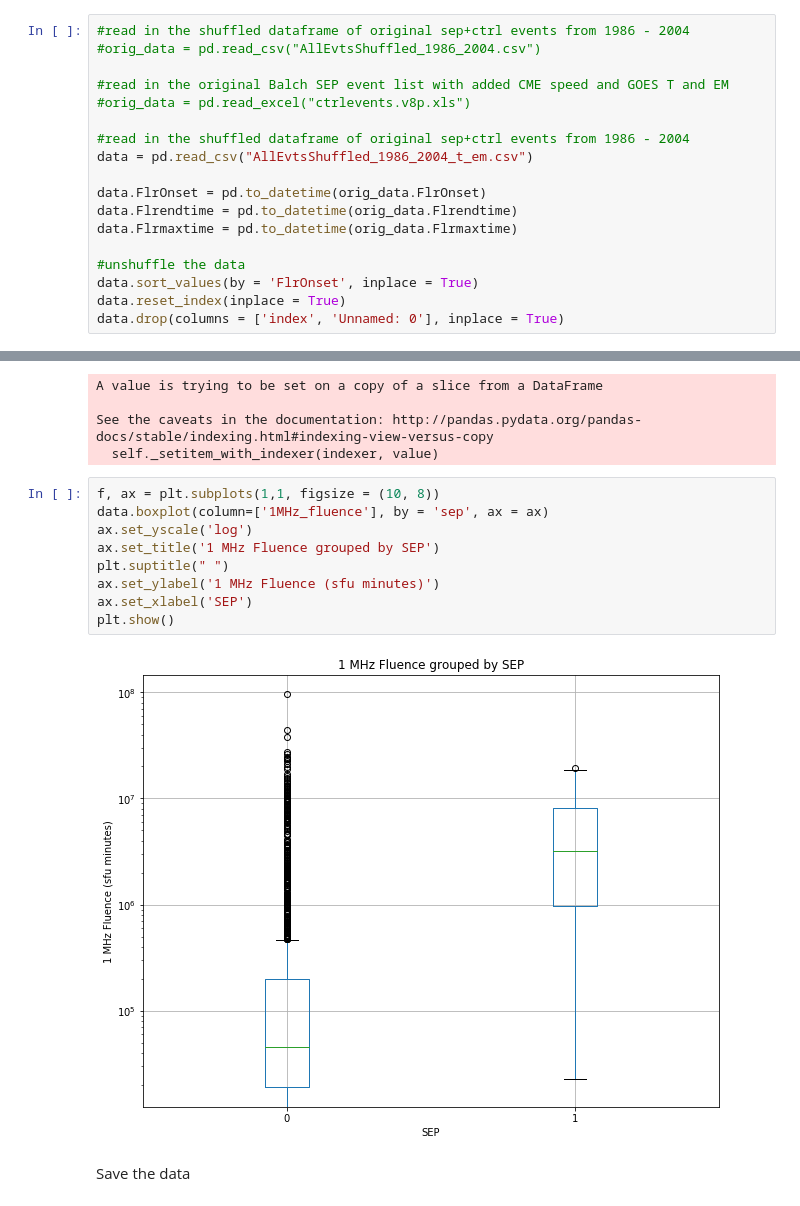
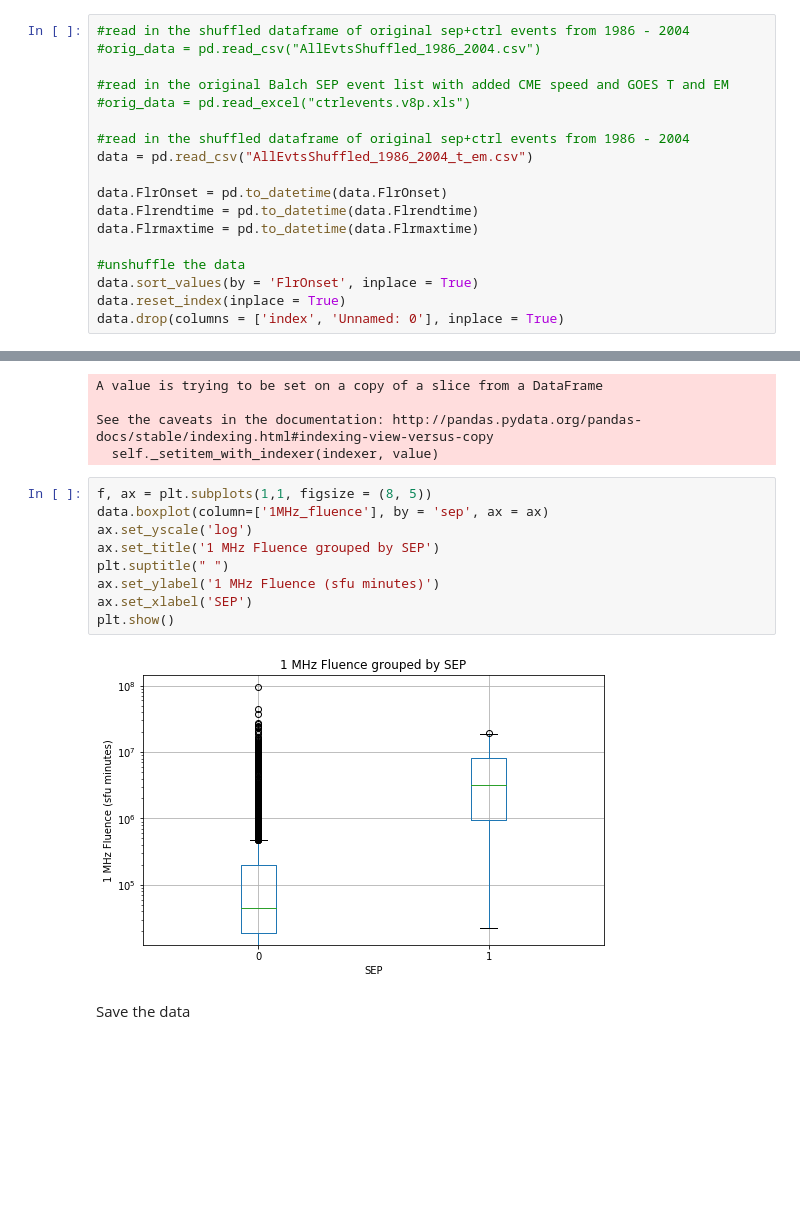
Before and after one commit to hazelbain/SEPML, a Jupyter notebook: wind_waves_scratch.ipynb, the cells around one changed output, grey strips where cells are left out. Saved outputs shown, nothing was run; the diff lists cells and outputs as text; blank space fills up the shorter version.

```diff
--- a/wind_waves_scratch.ipynb
+++ b/wind_waves_scratch.ipynb
@@ -33,9 +33,9 @@ Read in SEP event list
 #read in the shuffled dataframe of original sep+ctrl events from 1986 - 2004
 data = pd.read_csv("AllEvtsShuffled_1986_2004_t_em.csv")
 
-data.FlrOnset = pd.to_datetime(orig_data.FlrOnset)
-data.Flrendtime = pd.to_datetime(orig_data.Flrendtime)
-data.Flrmaxtime = pd.to_datetime(orig_data.Flrmaxtime)
+data.FlrOnset = pd.to_datetime(data.FlrOnset)
+data.Flrendtime = pd.to_datetime(data.Flrendtime)
+data.Flrmaxtime = pd.to_datetime(data.Flrmaxtime)
 
 #unshuffle the data
 data.sort_values(by = 'FlrOnset', inplace = True)
@@ -80,16 +80,16 @@ A value is trying to be set on a copy of a slice from a DataFrame
 See the caveats in the documentation: http://pandas.pydata.org/pandas-docs/stable/indexing.html#indexing-view-versus-copy
   self._setitem_with_indexer(indexer, value)
 # %%
-f, ax = plt.subplots(1,1, figsize = (10, 8))
+f, ax = plt.subplots(1,1, figsize = (8, 5))
 data.boxplot(column=['1MHz_fluence'], by = 'sep', ax = ax)
 ax.set_yscale('log')
 ax.set_title('1 MHz Fluence grouped by SEP')
 plt.suptitle(" ")
 ax.set_ylabel('1 MHz Fluence (sfu minutes)')
 ax.set_xlabel('SEP')
 plt.show()
 # %% [output]
-[figure, old version]
+[figure, new version]
 # %% [markdown]
 Save the data
 # %%
```
Also changed, not shown: 6 other files.
